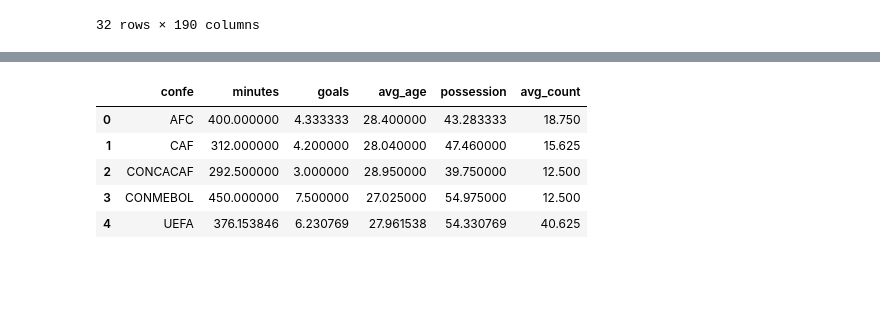
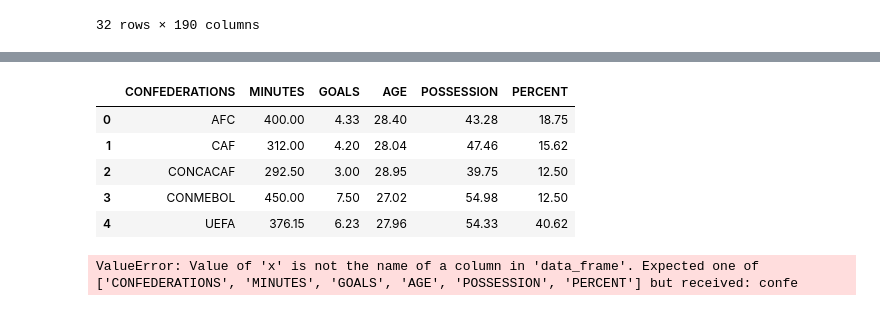
Before and after one commit to lromeror/Group_Slytheryn, a Jupyter notebook: DASHBOARD/assets/datas/teams_cup2022.ipynb, the cells around one changed output, grey strips where cells are left out. Saved outputs shown, nothing was run; the diff lists cells and outputs as text; code cells hidden in the pictures; blank space fills up the shorter version.

```diff
--- a/DASHBOARD/assets/datas/teams_cup2022.ipynb
+++ b/DASHBOARD/assets/datas/teams_cup2022.ipynb
@@ -42 +60,23 @@ fig.update_traces(textposition="bottom right")
 fig.show()
+# %%
+lisPerConf=[]
+for conf in group_conf.confe:
+    sizeConf=len(df[df["confe"]==conf]["team"])
+
+
+    percen=(sizeConf*100)/df.team.unique().shape[0]
+    percent=round(percen,2)
+    lisPerConf.append(percent)
+
+group_conf["avg_count"]=lisPerConf
+# %%
+label2=["CONFEDERATIONS","MINUTES","GOALS","AGE","POSSESSION","PERCENT"]
+group_conf.columns=label2
+group_conf
+# %% [output]
+|  | CONFEDERATIONS | MINUTES | GOALS | AGE | POSSESSION | PERCENT |
+| 0 | AFC | 400.00 | 4.33 | 28.40 | 43.28 | 18.75 |
+| 1 | CAF | 312.00 | 4.20 | 28.04 | 47.46 | 15.62 |
+| 2 | CONCACAF | 292.50 | 3.00 | 28.95 | 39.75 | 12.50 |
+| 3 | CONMEBOL | 450.00 | 7.50 | 27.02 | 54.98 | 12.50 |
+| 4 | UEFA | 376.15 | 6.23 | 27.96 | 54.33 | 40.62 |
@@ -43,4 +85,5 @@ fig.show()
 # %%
-fig = px.line(group_conf, x="confe", y="avg_age",markers=True)
-fig.update_traces(textposition="bottom right")
+fig = px.bar(group_conf, x="confe", y="avg_count",title="Long-Form Input")
 fig.show()
+# %% [output]
+ValueError: Value of 'x' is not the name of a column in 'data_frame'. Expected one of ['CONFEDERATIONS', 'MINUTES', 'GOALS', 'AGE', 'POSSESSION', 'PERCENT'] but received: confe
@@ -57,9 +89,0 @@ group_conf["avg_count"]=lisPerConf
-# %%
-group_conf
-# %% [output]
-|  | confe | minutes | goals | avg_age | possession | avg_count |
-| 0 | AFC | 400.000000 | 4.333333 | 28.400000 | 43.283333 | 18.750 |
-| 1 | CAF | 312.000000 | 4.200000 | 28.040000 | 47.460000 | 15.625 |
-| 2 | CONCACAF | 292.500000 | 3.000000 | 28.950000 | 39.750000 | 12.500 |
-| 3 | CONMEBOL | 450.000000 | 7.500000 | 27.025000 | 54.975000 | 12.500 |
-| 4 | UEFA | 376.153846 | 6.230769 | 27.961538 | 54.330769 | 40.625 |
```
Also changed, not shown: parts of 5 cells of this notebook, 2 other files.
